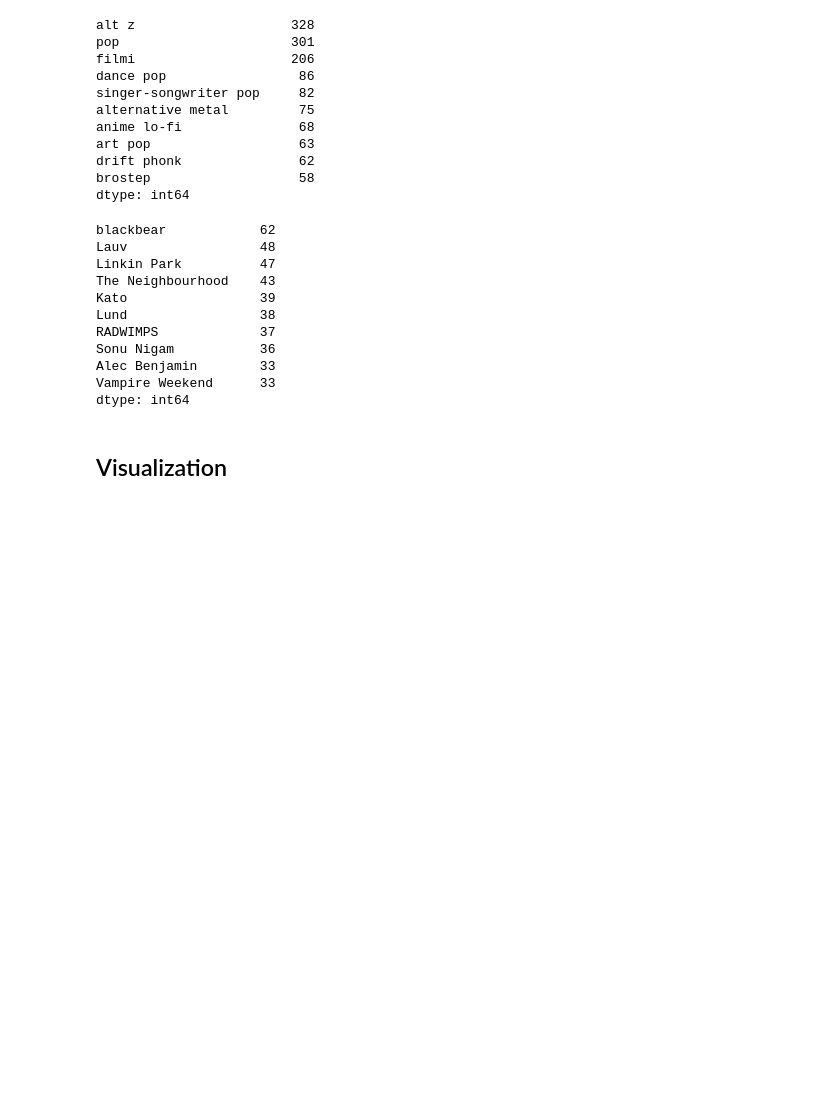
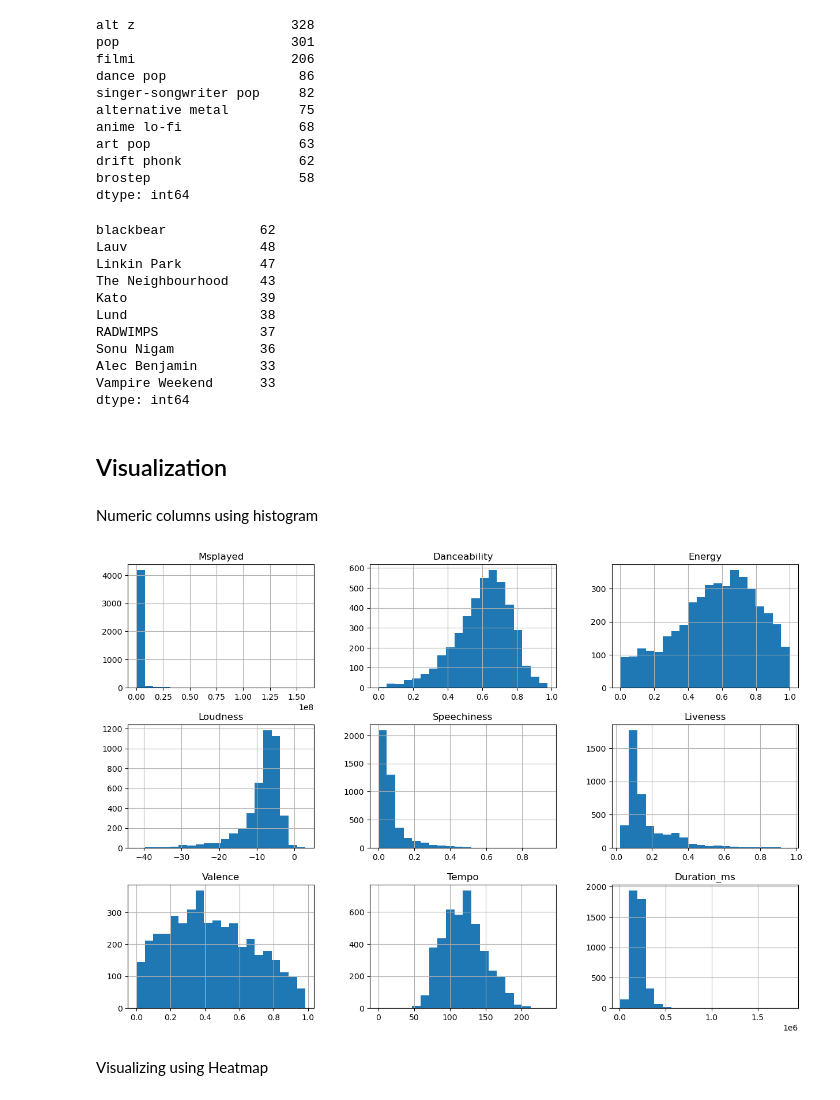
Before and after one commit to George-Mbugua/Music-Analysis, a Jupyter notebook: Music-Analysis.ipynb, the cells around one changed output. Saved outputs shown, nothing was run; the diff lists cells and outputs as text; code cells hidden in the pictures; blank space fills up the shorter version.

Commit message:
Visualization Start

```diff
--- a/Music-Analysis.ipynb
+++ b/Music-Analysis.ipynb
@@ -312,3 +312,14 @@ Vampire Weekend      33
 dtype: int64
 # %% [markdown]
 ## Visualization
+# %% [markdown]
+Numeric columns using histogram
+# %%
+import matplotlib.pyplot as plt
+numeric_cols = ['Msplayed', 'Danceability', 'Energy', 'Loudness', 'Speechiness', 'Liveness', 'Valence', 'Tempo', 'Duration_ms']
+music[numeric_cols].hist(bins=20, figsize=(15, 10))
+plt.show()
+# %% [output]
+[figure, added]
+# %% [markdown]
+Visualizing using Heatmap
```
Also changed, not shown: parts of 2 cells of this notebook.
